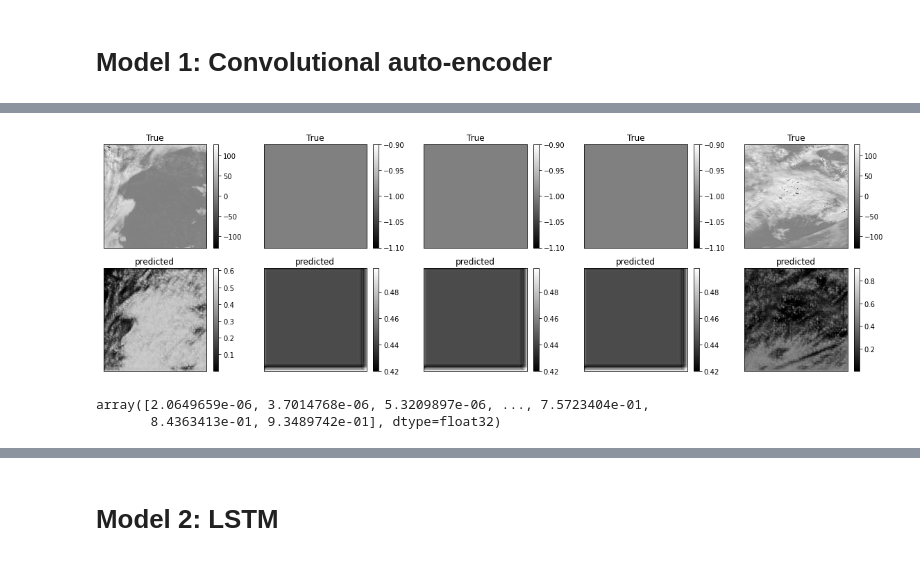
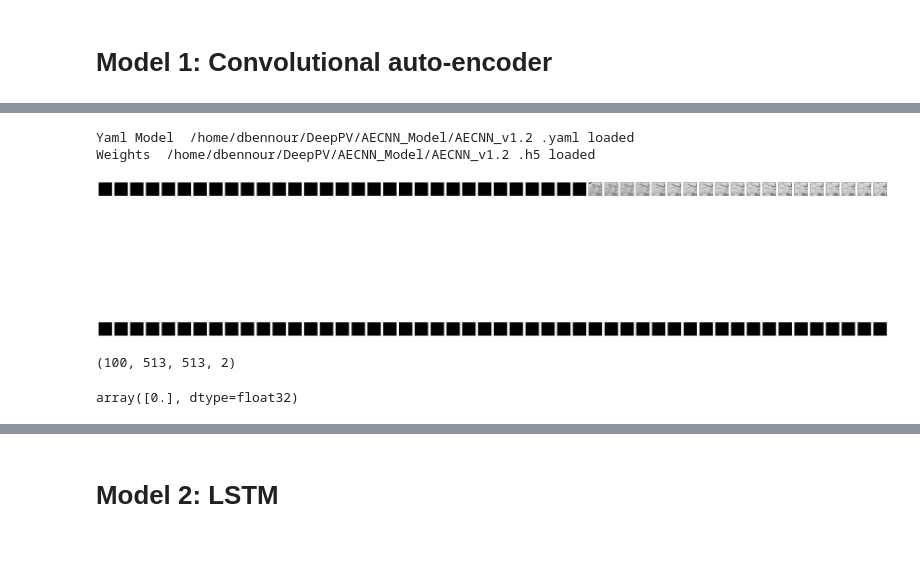
Before and after one commit to dorrabennour/DeepPV, a Jupyter notebook: AECNN_LSTM.ipynb, the cells around one changed output, grey strips where cells are left out. Cells and saved outputs as stored; diff of their text form; code cells hidden in the pictures.

Commit message:
AECNN v1.2

```diff
--- a/AECNN_LSTM.ipynb
+++ b/AECNN_LSTM.ipynb
@@ -137,21 +147,21 @@ with xr.open_dataset('/homedata/dbennour/DeepPV/CAL_CMV_slot/train_data/CAL_CMV_
 in_arr=inpuut.to_array().values
 # %%
 #Train/Test samples
-train_list=os.listdir('/homedata/dbennour/DeepPV/CAL_CMV_slot/train_data/')[:10]
-test_list=os.listdir('/homedata/dbennour/DeepPV/CAL_CMV_slot/test_data/')[:6]
+train_list=os.listdir('/homedata/dbennour/DeepPV/CAL_CMV_slot/train_data/')[:50]
+test_list=sorted(os.listdir('/homedata/dbennour/DeepPV/CAL_CMV_slot/test_data/'))[:100]
 dirout='/homedata/dbennour/DeepPV/CAL_CMV_slot/train_data/'
-X_train_datasets=[]
-Y_train_datasets=[]
-X_train=np.empty((len(train_list),513,513,2))
-Y_train=np.empty((len(train_list),513,513,2))
-for i,file in enumerate(train_list):
-#     X_train_datasets.append(xr.open_dataset(dirout+file)[['CAL_T0']].to_array().values)
-#     X_train_datasets.append(xr.open_dataset(dirout+file)[['CAL_T0-15']].to_array().values)
-#     Y_train_datasets.append(xr.open_dataset(dirout+file)[['CMV_X','CMV_Y']].to_array().values)
-    X_train[i,:,:,0]=xr.open_dataset(dirout+file)[['CAL_T0']].to_array().values
-    X_train[i,:,:,1]=xr.open_dataset(dirout+file)[['CAL_T0-15']].to_array().values
-    Y_train[i,:,:,0]=xr.open_dataset(dirout+file)[['CMV_X']].to_array().values
-    Y_train[i,:,:,1]=xr.open_dataset(dirout+file)[['CMV_Y']].to_array().values
+# X_train_datasets=[]
+# Y_train_datasets=[]
+# X_train=np.empty((len(train_list),513,513,2))
+# Y_train=np.empty((len(train_list),513,513,2))
+# for i,file in enumerate(train_list):
+# #     X_train_datasets.append(xr.open_dataset(dirout+file)[['CAL_T0']].to_array().values)
+# #     X_train_datasets.append(xr.open_dataset(dirout+file)[['CAL_T0-15']].to_array().values)
+# #     Y_train_datasets.append(xr.open_dataset(dirout+file)[['CMV_X','CMV_Y']].to_array().values)
+#     X_train[i,:,:,0]=xr.open_dataset(dirout+file)[['CAL_T0']].to_array().values
+#     X_train[i,:,:,1]=xr.open_dataset(dirout+file)[['CAL_T0-15']].to_array().values
+#     Y_train[i,:,:,0]=xr.open_dataset(dirout+file)[['CMV_X']].to_array().values
+#     Y_train[i,:,:,1]=xr.open_dataset(dirout+file)[['CMV_Y']].to_array().values
 
 
 X_test_datasets=[]
@@ -266,0 +289,6 @@ Epoch 1/5
+# %%
+#load model
+autoencoder=loadModel("/home/dbennour/DeepPV/AECNN_Model/AECNN_v1.2")
+# %% [output]
+Yaml Model  /home/dbennour/DeepPV/AECNN_Model/AECNN_v1.2 .yaml loaded
+Weights  /home/dbennour/DeepPV/AECNN_Model/AECNN_v1.2 .h5 loaded
@@ -267,25 +297,25 @@ Epoch 1/5
 # %%
-decoded_imgs = autoencoder.predict(X_test)
+# decoded_imgs = autoencoder.predict(data_generatorb_test)
 %matplotlib inline
-n = 5
-plt.figure(figsize=(20, 6))
+n =50
+plt.figure(figsize=(60, 20))
 for i in range(1, n + 1):
     # Display original
     ax = plt.subplot(2, n, i)
     im1=plt.imshow(X_test[i,:,:,0],cmap='gray')
 #     plt.gray()
     ax.get_xaxis().set_visible(False)
     ax.get_yaxis().set_visible(False)
-    plt.title('True')
-    plt.colorbar(im1)
+#     plt.title('True')
+#     plt.colorbar(im1)
     # Display reconstruction
     ax = plt.subplot(2, n, i + n)
     im2=plt.imshow(decoded_imgs[i,:,:,0],cmap='gray')
 #     plt.gray()
     ax.get_xaxis().set_visible(False)
     ax.get_yaxis().set_visible(False)
-    plt.title('predicted')
-    plt.colorbar(im2)
+#     plt.title('predicted')
+#     plt.colorbar(im2)
 plt.show()
 # %% [output]
-[figure, old version]
+[figure, new version]
@@ -292,5 +324,8 @@ plt.show()
+# %%
+decoded_imgs.shape
+# %% [output]
+(100, 513, 513, 2)
 # %%
-np.unique(decoded_imgs[0,:,:,0])
+np.unique(decoded_imgs[49,:,:,0])
 # %% [output]
-array([2.0649659e-06, 3.7014768e-06, 5.3209897e-06, ..., 7.5723404e-01,
-       8.4363413e-01, 9.3489742e-01], dtype=float32)
+array([0.], dtype=float32)
```
Also changed, not shown: parts of 22 cells of this notebook.
